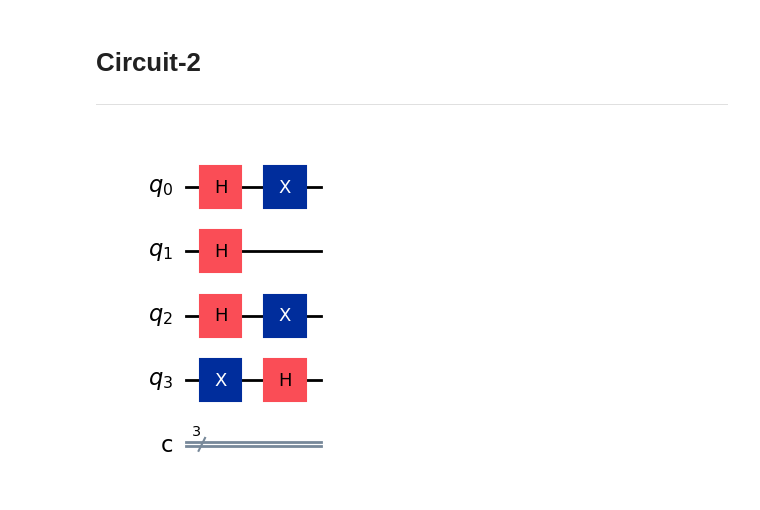
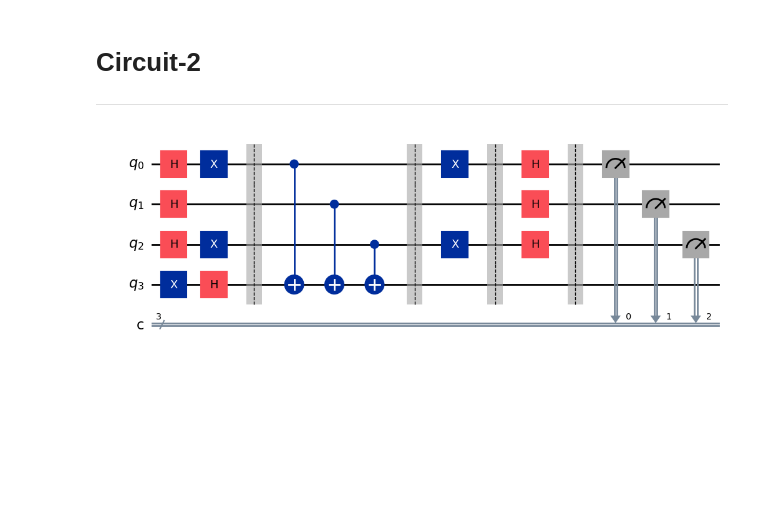
Before and after one commit to steventohme/CP400, a Jupyter notebook: Assignment1.ipynb, the cells around one changed output. Drawn from its saved outputs; the diff is of its cells as text; code cells hidden in the pictures; blank space fills up the shorter version.

Commit message:
create both circuits

```diff
--- a/Assignment1.ipynb
+++ b/Assignment1.ipynb
@@ -52,15 +64,44 @@ dj_circuit.draw('mpl')
 # %%
 dj_circuit = QuantumCircuit(n + 1, n)
 
 # Apply H-gates
 for qubit in range(n):
     dj_circuit.h(qubit)
 
 # Put qubit in state |->
 dj_circuit.x(3)
 dj_circuit.h(3)
-dj_circuit.x(0)
-dj_circuit.x(2)
+
+oracle = QuantumCircuit(n+1)
+b_str = "101"
+
+# Place X-gates
+for qubit in range(len(b_str)):
+    if b_str[qubit] == '1':
+        oracle.x(qubit)
+
+oracle.barrier()
+
+for qubit in range(n):
+    oracle.cx(qubit, n)
+
+oracle.barrier()
+
+for qubit in range(len(b_str)):
+    if b_str[qubit] == '1':
+        oracle.x(qubit)
+
+dj_circuit = dj_circuit.compose(oracle)
+
+dj_circuit.barrier()
+for qubit in range(n):
+    dj_circuit.h(qubit)
+
+dj_circuit.barrier()
+
+for i in range(n):
+    dj_circuit.measure(i, i)
+
 dj_circuit.draw('mpl')
 # %% [output]
-[figure, old version]
+[figure, new version]
```
Also changed, not shown: parts of 8 cells of this notebook, 2 other files.
